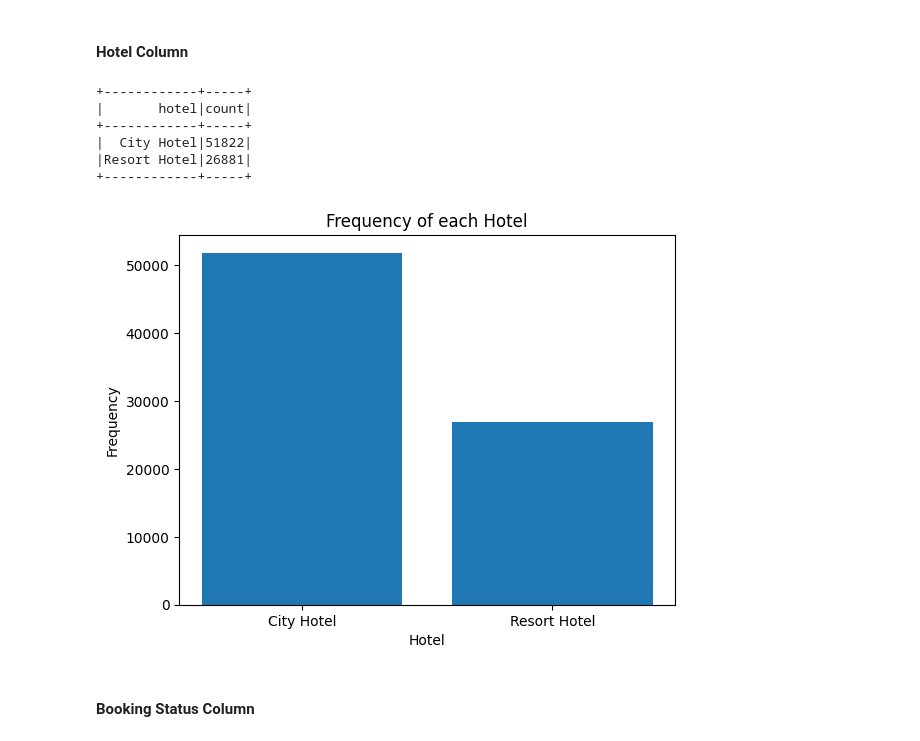
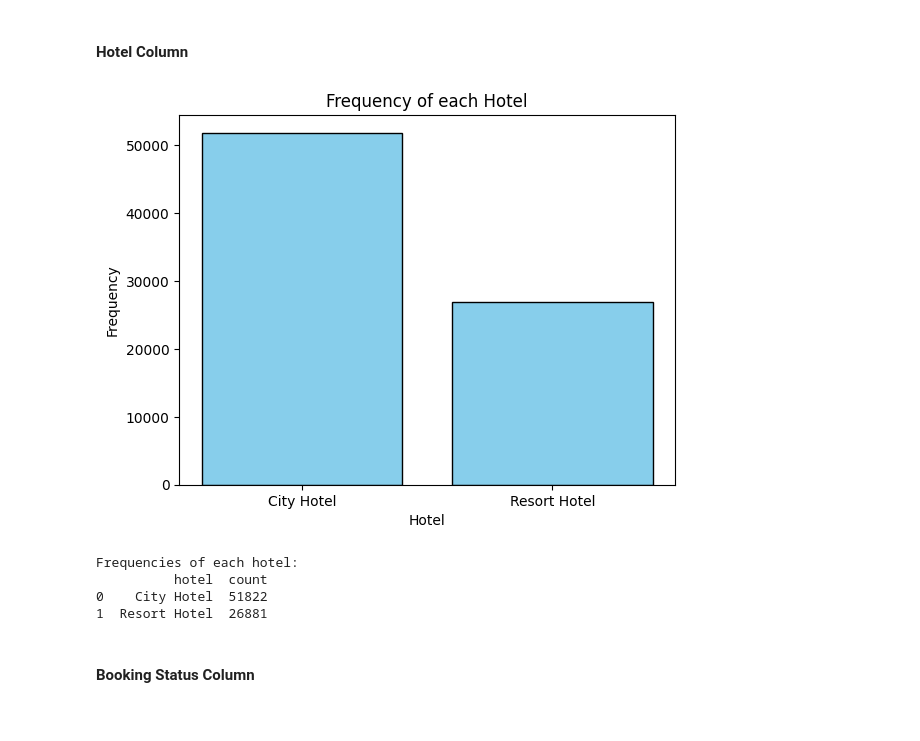
Before and after one commit to achen409/cs236-project, a Jupyter notebook: hotel_booking_cleaning.ipynb, the cells around one changed output. Cells and saved outputs as stored; diff of their text form; code cells hidden in the pictures.

Commit message:
most eda plots

```diff
--- a/hotel_booking_cleaning.ipynb
+++ b/hotel_booking_cleaning.ipynb
@@ -60,27 +60,29 @@ root
  |-- email: string (nullable = true)
 # %% [markdown]
 ### EDA
+# %%
+hotel_pd = hotel_booking.toPandas()
 # %% [markdown]
 #### Hotel Column
-# %%
-hotel_counts = hotel_booking.groupBy("hotel").count()
-hotel_counts.show()
-# %% [output]
-+------------+-----+
-|       hotel|count|
-+------------+-----+
-|  City Hotel|51822|
-|Resort Hotel|26881|
-+------------+-----+
 # %%
-hotel_counts_pd = hotel_counts.toPandas()
+# frequency for hotel column
+hotel_counts = hotel_pd["hotel"].value_counts().reset_index()
 
-plt.bar(hotel_counts_pd["hotel"], hotel_counts_pd["count"])
+# bar chart
+plt.bar(hotel_counts["hotel"], hotel_counts["count"], color="skyblue", edgecolor="black")
 plt.xlabel("Hotel")
 plt.ylabel("Frequency")
 plt.title("Frequency of each Hotel")
 plt.show()
+
+# frequency table
+print("Frequencies of each hotel:")
+print(hotel_counts)
 # %% [output]
-[figure, old version]
+[figure, new version]
+Frequencies of each hotel:
+          hotel  count
+0    City Hotel  51822
+1  Resort Hotel  26881
 # %% [markdown]
 #### Booking Status Column
```
Also changed, not shown: parts of 8 cells of this notebook.
